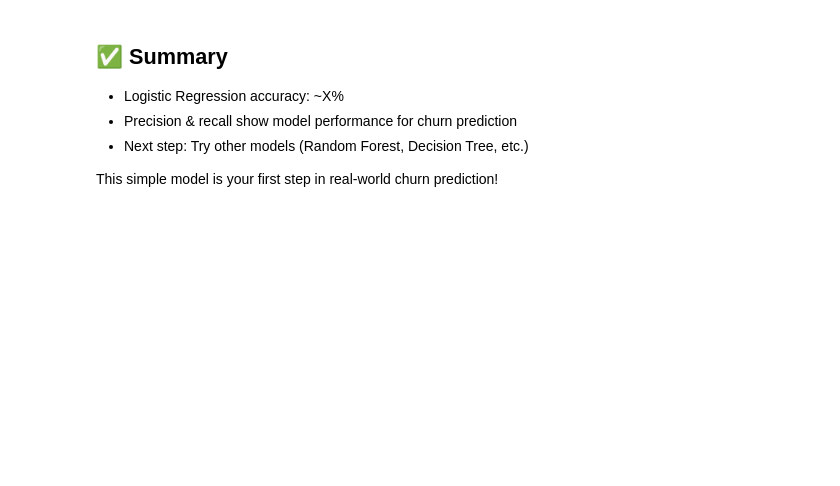
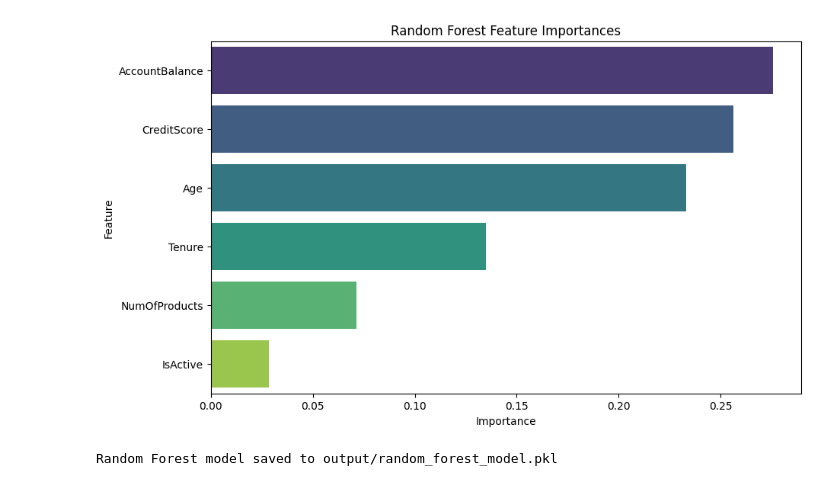
Before and after one commit to rakshitasankhe/nz-banking-customer-insights, a Jupyter notebook: notebooks/03_churn_prediction_model.ipynb, the cells around one changed output. Drawn from its saved outputs; the diff is of its cells as text; code cells hidden in the pictures; blank space fills up the shorter version.

```diff
--- a/notebooks/03_churn_prediction_model.ipynb
+++ b/notebooks/03_churn_prediction_model.ipynb
@@ -182,23 +172,34 @@ plt.show()
 # %%
-# Plot feature importances (after training Random Forest and evaluating it)
-import pandas as pd
-import matplotlib.pyplot as plt
-import seaborn as sns
+# Cell 9: Feature importance from Random Forest
 
+# Assuming rf_model and X_train are already defined and trained
+
+# Create a DataFrame with features and their importance scores
 feat_imp = pd.DataFrame({
     'Feature': X_train.columns,
     'Importance': rf_model.feature_importances_
 }).sort_values(by='Importance', ascending=False)
 
-plt.figure(figsize=(10,6))
-sns.barplot(x='Importance', y='Feature', data=feat_imp, palette='viridis')
+plt.figure(figsize=(10, 6))
+
+# Plot feature importances with proper hue assignment to avoid FutureWarning
+sns.barplot(x='Importance', y='Feature', data=feat_imp, hue='Feature', palette='viridis', legend=False)
+
 plt.title('Random Forest Feature Importances')
+plt.xlabel('Importance')
+plt.ylabel('Feature')
+
 plt.show()
+# %% [output]
+[figure, added]
 # %%
+# Cell 10 (Optional): Save Random Forest model
+
+import joblib
 import os
 
-os.makedirs('output', exist_ok=True)  # Create 'output' folder if it doesn't exist
-
-import joblib
+os.makedirs('output', exist_ok=True)
 joblib.dump(rf_model, 'output/random_forest_model.pkl')
-print("✅ Random Forest model saved to output/random_forest_model.pkl")
+print("Random Forest model saved to output/random_forest_model.pkl")
+# %% [output]
+Random Forest model saved to output/random_forest_model.pkl
@@ -221,8 +205,0 @@ plt.show()
-# %% [markdown]
-## ✅ Summary
-
-- Logistic Regression accuracy: ~X%
-- Precision & recall show model performance for churn prediction
-- Next step: Try other models (Random Forest, Decision Tree, etc.)
-
-This simple model is your first step in real-world churn prediction!
```
Also changed, not shown: parts of 17 cells of this notebook, 1 other file.
